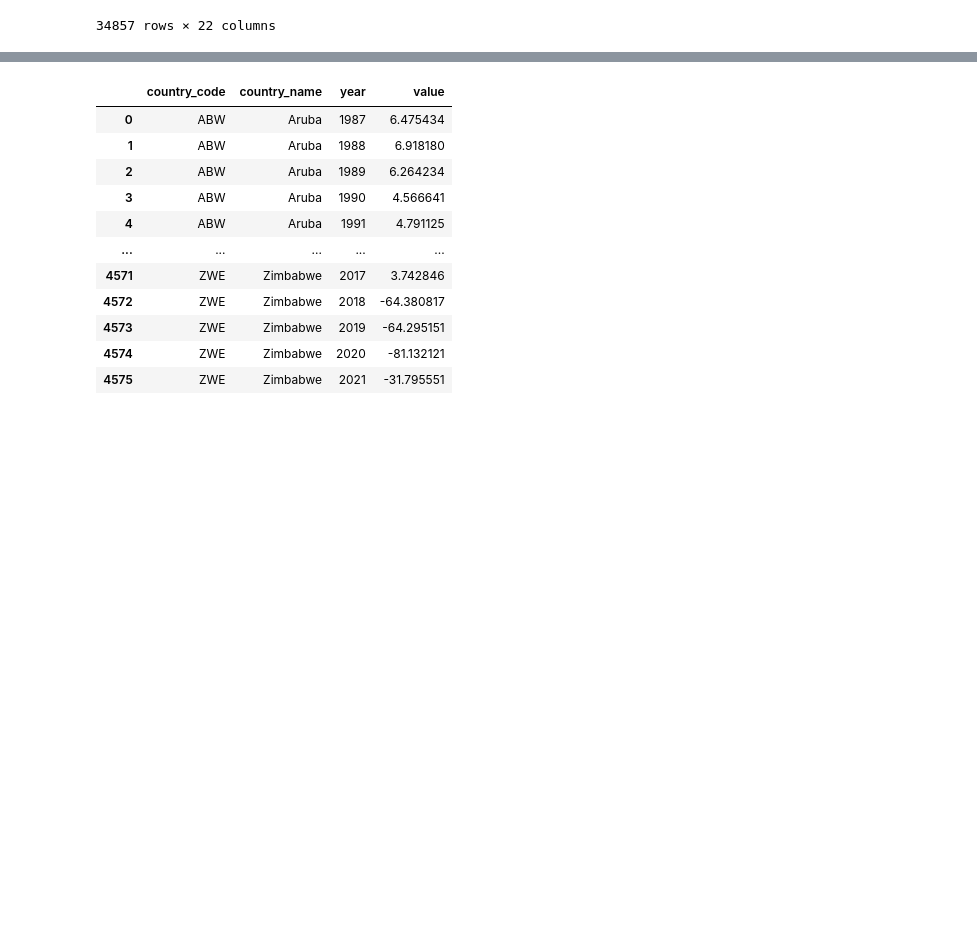
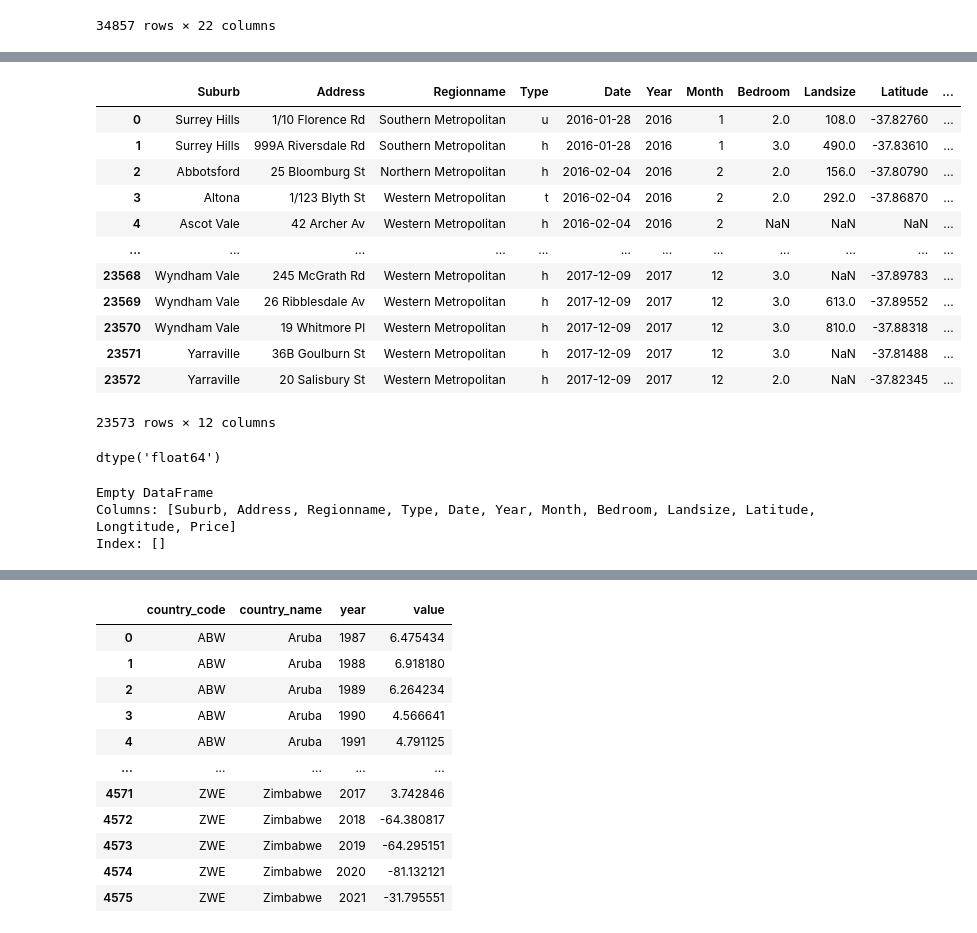
Before and after one commit to Anton0Lee/Project1_grp5, a Jupyter notebook: project1 main codes.ipynb, the cells around one changed output, grey strips where cells are left out. Cells and saved outputs as stored; diff of their text form; code cells hidden in the pictures; blank space fills up the shorter version.

```diff
--- a/project1 main codes.ipynb
+++ b/project1 main codes.ipynb
@@ -28,0 +96,33 @@ housing_data_df
+# %%
+#housing_data_df3 for Year: 2016-2017
+housing_data_df3 = housing_data_df2.loc[housing_data_df2['Year']!=2018,:]
+housing_data_df3
+# %% [output]
+|  | Suburb | Address | Regionname | Type | Date | Year | Month | Bedroom | Landsize | Latitude | ... |
+| 0 | Surrey Hills | 1/10 Florence Rd | Southern Metropolitan | u | 2016-01-28 | 2016 | 1 | 2.0 | 108.0 | -37.82760 | ... |
+| 1 | Surrey Hills | 999A Riversdale Rd | Southern Metropolitan | h | 2016-01-28 | 2016 | 1 | 3.0 | 490.0 | -37.83610 | ... |
+| 2 | Abbotsford | 25 Bloomburg St | Northern Metropolitan | h | 2016-02-04 | 2016 | 2 | 2.0 | 156.0 | -37.80790 | ... |
+| 3 | Altona | 1/123 Blyth St | Western Metropolitan | t | 2016-02-04 | 2016 | 2 | 2.0 | 292.0 | -37.86870 | ... |
+| 4 | Ascot Vale | 42 Archer Av | Western Metropolitan | h | 2016-02-04 | 2016 | 2 | NaN | NaN | NaN | ... |
+| ... | ... | ... | ... | ... | ... | ... | ... | ... | ... | ... | ... |
+| 23568 | Wyndham Vale | 245 McGrath Rd | Western Metropolitan | h | 2017-12-09 | 2017 | 12 | 3.0 | NaN | -37.89783 | ... |
+| 23569 | Wyndham Vale | 26 Ribblesdale Av | Western Metropolitan | h | 2017-12-09 | 2017 | 12 | 3.0 | 613.0 | -37.89552 | ... |
+| 23570 | Wyndham Vale | 19 Whitmore Pl | Western Metropolitan | h | 2017-12-09 | 2017 | 12 | 3.0 | 810.0 | -37.88318 | ... |
+| 23571 | Yarraville | 36B Goulburn St | Western Metropolitan | h | 2017-12-09 | 2017 | 12 | 3.0 | NaN | -37.81488 | ... |
+| 23572 | Yarraville | 20 Salisbury St | Western Metropolitan | h | 2017-12-09 | 2017 | 12 | 2.0 | NaN | -37.82345 | ... |
+23573 rows × 12 columns
+# %%
+#Trying to manipulate data in Bedroom
+housing_data_df_dropna_bedroom = housing_data_df3.dropna(how='any', subset='Bedroom')
+housing_data_df4 = housing_data_df_dropna_bedroom
+housing_data_df4['Bedroom'].dtype
+# %% [output]
+dtype('float64')
+# %%
+#Looking at 3 bedrooms only
+housing_data_df4_bed = housing_data_df4.loc[(housing_data_df4['Bedroom']=='3.0'),:]
+print(housing_data_df4_bed)
+# %% [output]
+Empty DataFrame
+Columns: [Suburb, Address, Regionname, Type, Date, Year, Month, Bedroom, Landsize, Latitude, Longtitude, Price]
+Index: []
```
Also changed, not shown: parts of 10 cells of this notebook.
